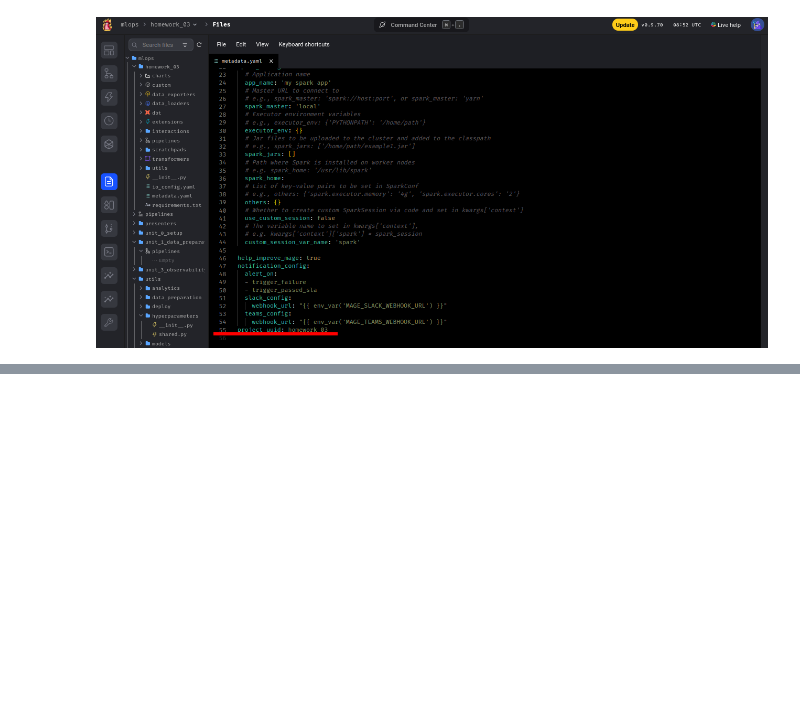
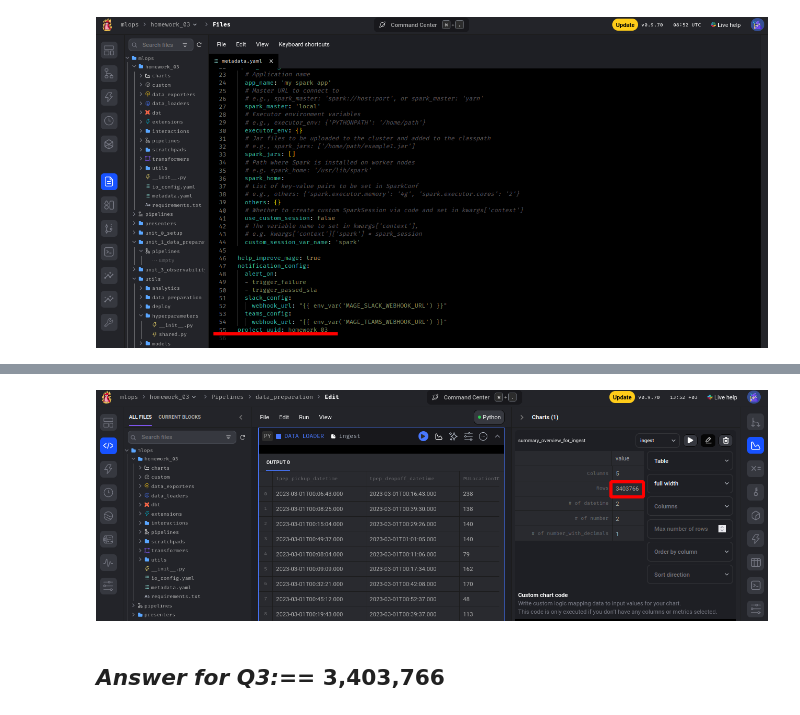
Before and after one commit to alex-sokolov2011/MLOps_zoomcamp, a Jupyter notebook: 03-orchestration/hw03.ipynb, the cells around one changed output, grey strips where cells are left out. Cells and saved outputs as stored; diff of their text form; code cells hidden in the pictures; blank space fills up the shorter version.

```diff
--- a/03-orchestration/hw03.ipynb
+++ b/03-orchestration/hw03.ipynb
@@ -32,0 +90,6 @@ Image(filename='./screenshots/screenshot_Q2_hw3.png')
+# %%
+Image(filename='./screenshots/screenshot_Q3_hw3_2.png')
+# %% [output]
+[figure, added]
+# %% [markdown]
+## ***Answer for Q3:==*** 3,403,766
```
Also changed, not shown: parts of 5 cells of this notebook, 10 other files.
